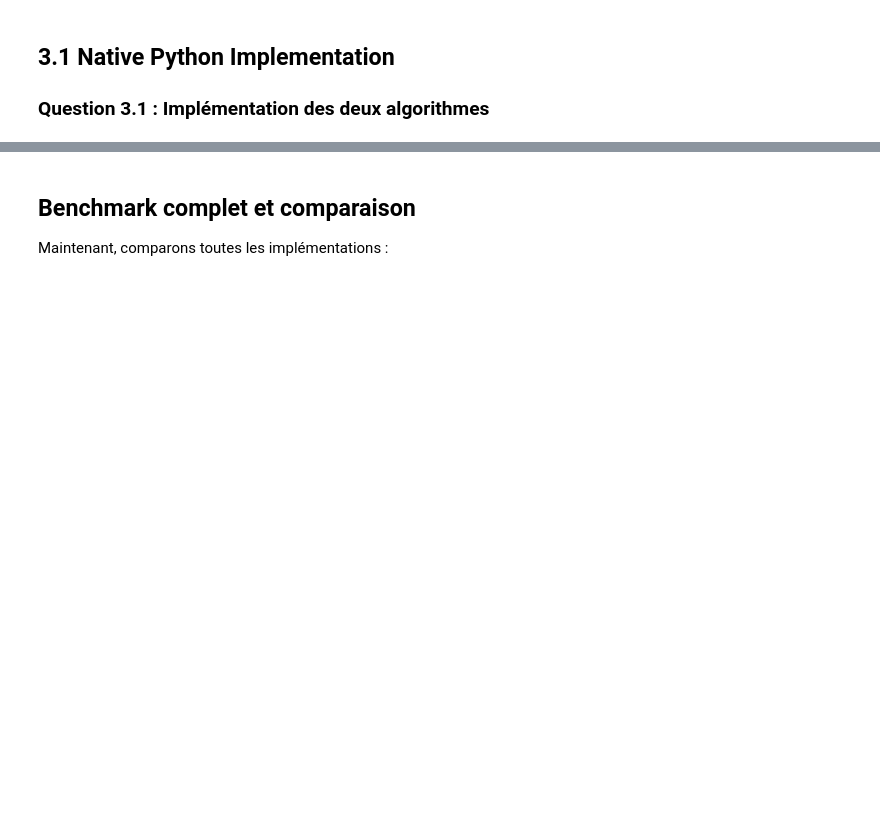
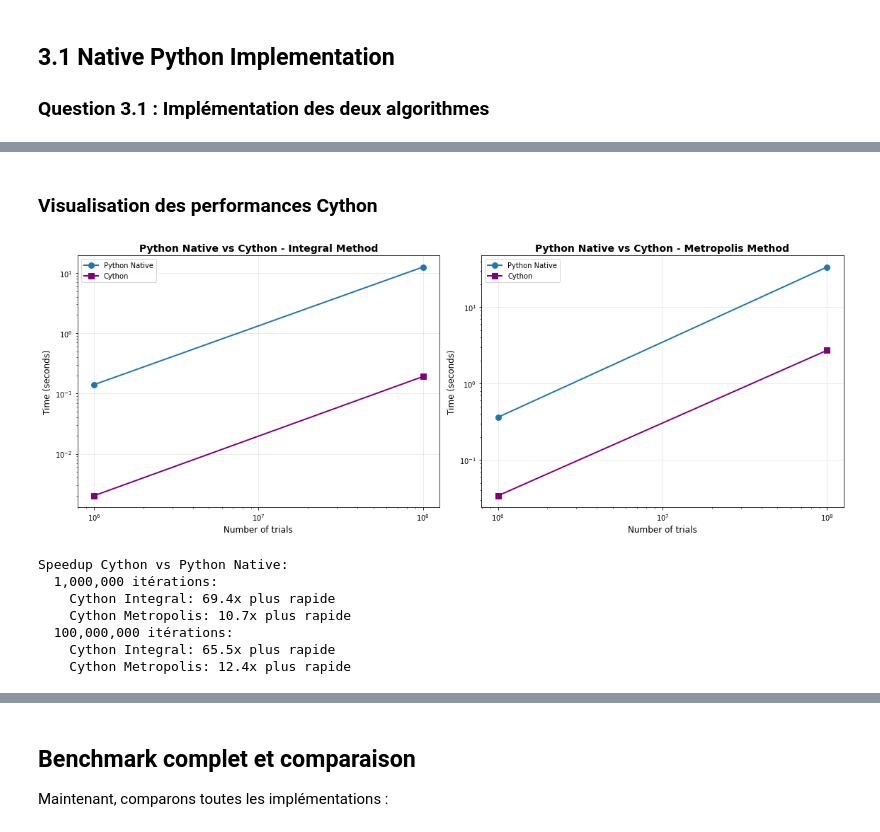
Before and after one commit to MarounC6/Parallel_Computing_CPU_Python_HPC, a Jupyter notebook: computing_pi.ipynb, the cells around one changed output, grey strips where cells are left out. Saved outputs shown, nothing was run; the diff lists cells and outputs as text; code cells hidden in the pictures; blank space fills up the shorter version.

```diff
--- a/computing_pi.ipynb
+++ b/computing_pi.ipynb
@@ -190,0 +556,59 @@ print(f"PI (intégrale numpy vectorize) = {compute_pi_integral_numpy_vectorize(1
+# %% [markdown]
+### Visualisation des performances Cython
+# %%
+# Visualisation comparative : Python natif vs Cython
+fig, (ax1, ax2) = plt.subplots(1, 2, figsize=(16, 6))
+
+# Extraire les temps
+python_integral_times = [x[0] for x in results['python_native']['integral']]
+python_metropolis_times = [x[0] for x in results['python_native']['metropolis']]
+cython_integral_times = [x[0] for x in results['cython']['integral']]
+cython_metropolis_times = [x[0] for x in results['cython']['metropolis']]
+
+# Vérification: s'assurer que les benchmarks sont complets
+num_cython_results = len(cython_integral_times)
+trials_to_plot = NUM_TRIALS[:num_cython_results]
+
+# Graphique 1: Méthode Intégrale
+ax1.plot(trials_to_plot, python_integral_times[:num_cython_results], 'o-', label='Python Native', linewidth=2, markersize=8)
+ax1.plot(trials_to_plot, cython_integral_times, 's-', label='Cython', linewidth=2, markersize=8, color='purple')
+ax1.set_xlabel('Number of trials', fontsize=12)
+ax1.set_ylabel('Time (seconds)', fontsize=12)
+ax1.set_title('Python Native vs Cython - Integral Method', fontsize=14, fontweight='bold')
+ax1.set_xscale('log')
+ax1.set_yscale('log')
+ax1.legend(fontsize=10)
+ax1.grid(True, alpha=0.3)
+
+# Graphique 2: Méthode Metropolis
+ax2.plot(trials_to_plot, python_metropolis_times[:num_cython_results], 'o-', label='Python Native', linewidth=2, markersize=8)
+ax2.plot(trials_to_plot, cython_metropolis_times, 's-', label='Cython', linewidth=2, markersize=8, color='purple')
+ax2.set_xlabel('Number of trials', fontsize=12)
+ax2.set_ylabel('Time (seconds)', fontsize=12)
+ax2.set_title('Python Native vs Cython - Metropolis Method', fontsize=14, fontweight='bold')
+ax2.set_xscale('log')
+ax2.set_yscale('log')
+ax2.legend(fontsize=10)
+ax2.grid(True, alpha=0.3)
+
+plt.tight_layout()
+plt.show()
+
+# Calcul et affichage du speedup
+print("\nSpeedup Cython vs Python Native:")
+for i in range(num_cython_results):
+    num_trial = trials_to_plot[i]
+    speedup_integral = python_integral_times[i] / cython_integral_times[i]
+    speedup_metropolis = python_metropolis_times[i] / cython_metropolis_times[i]
+    print(f"  {num_trial:,} itérations:")
+    print(f"    Cython Integral: {speedup_integral:.1f}x plus rapide")
+    print(f"    Cython Metropolis: {speedup_metropolis:.1f}x plus rapide")
+# %% [output]
+[figure, added]
+Speedup Cython vs Python Native:
+  1,000,000 itérations:
+    Cython Integral: 69.4x plus rapide
+    Cython Metropolis: 10.7x plus rapide
+  100,000,000 itérations:
+    Cython Integral: 65.5x plus rapide
+    Cython Metropolis: 12.4x plus rapide
```
Also changed, not shown: parts of 37 cells of this notebook, 3 other files.
